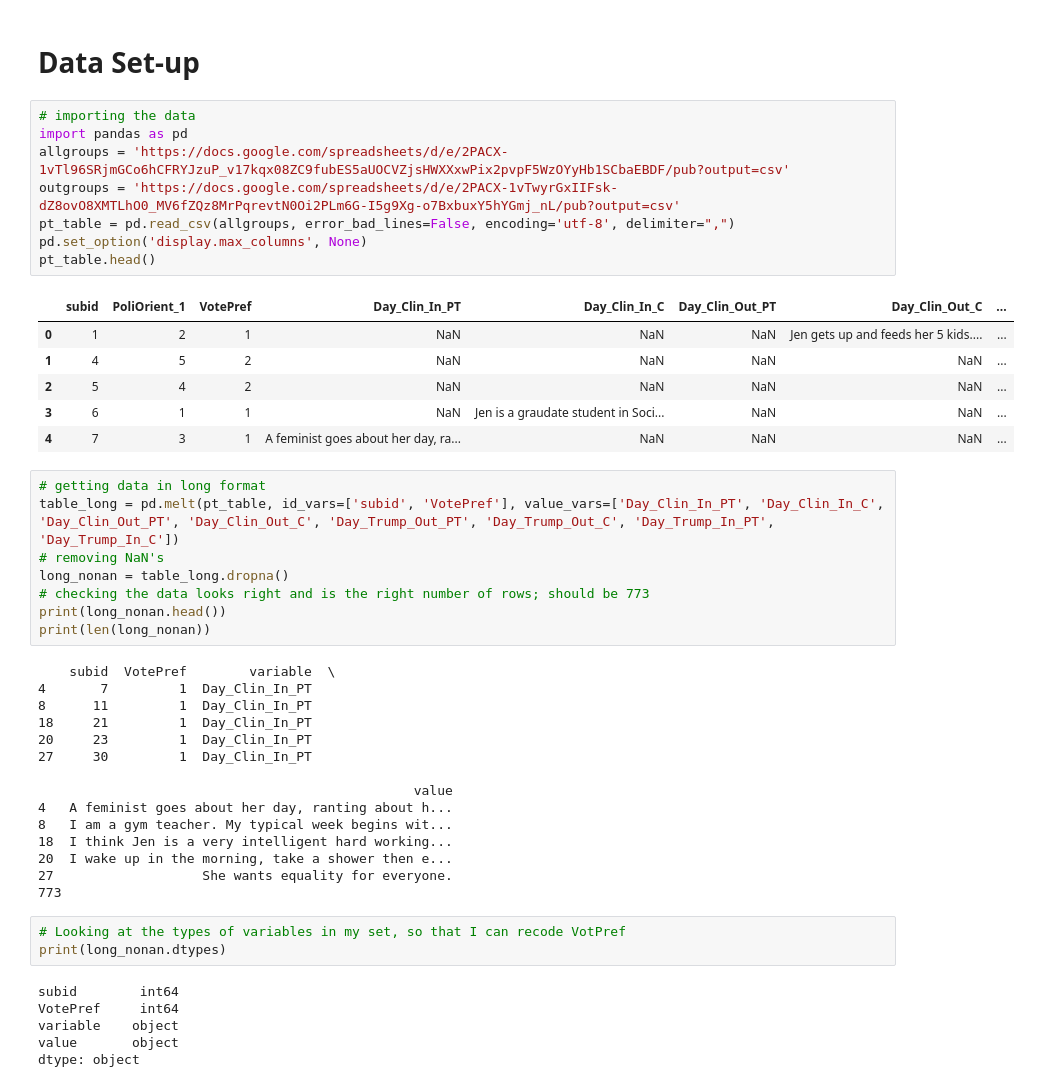
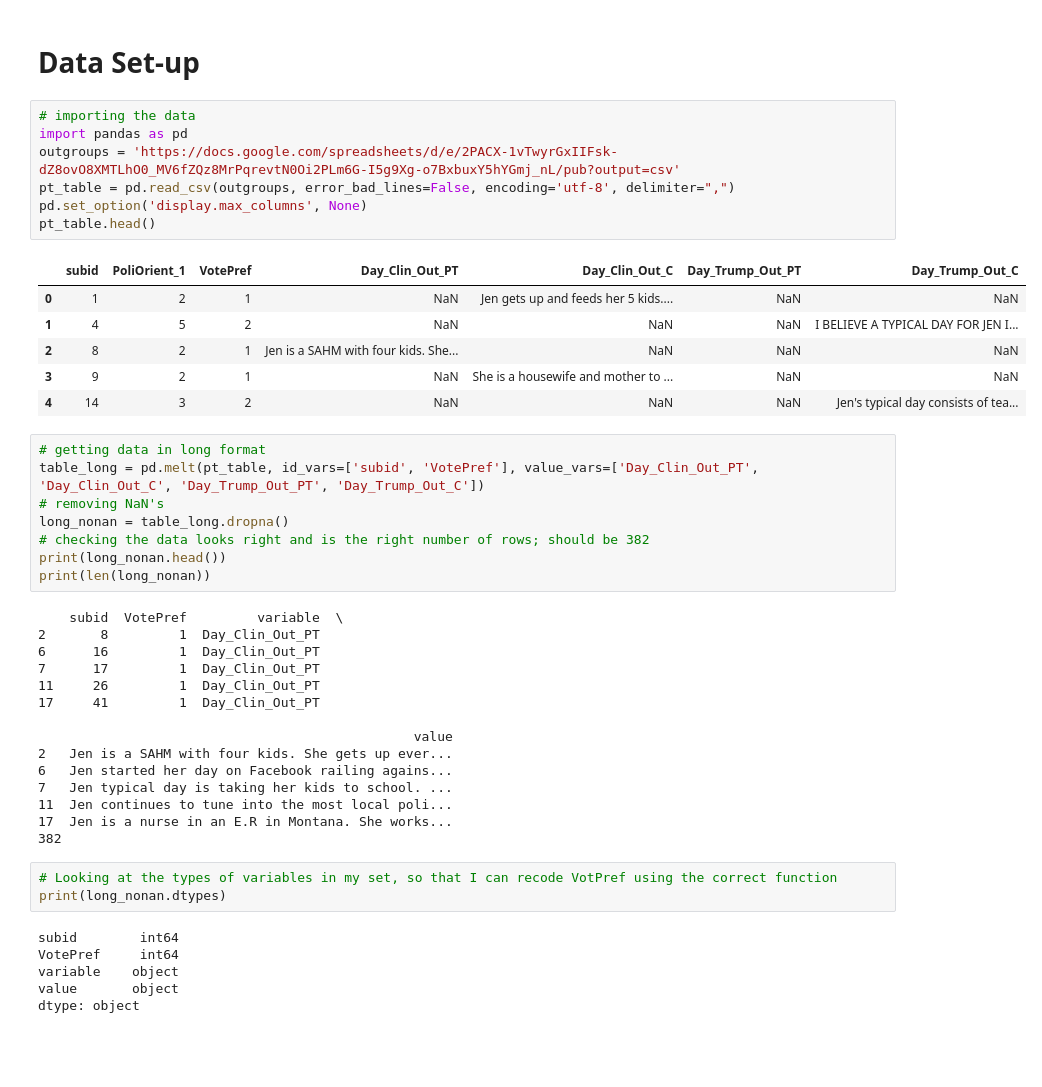
Before and after one commit to kdenning/Political-ANN, a Jupyter notebook: CIS_Final.ipynb, the cells around one changed output. Cells and saved outputs as stored; diff of their text form; blank space fills up the shorter version.

Commit message:
Fixed model by making outcome 0/1 not 1/2, ran models using out-group target only, added description

```diff
--- a/CIS_Final.ipynb
+++ b/CIS_Final.ipynb
@@ -5,43 +23,42 @@
 # %%
 # importing the data
 import pandas as pd
-allgroups = 'https://docs.google.com/spreadsheets/d/e/2PACX-1vTl96SRjmGCo6hCFRYJzuP_v17kqx08ZC9fubES5aUOCVZjsHWXXxwPix2pvpF5WzOYyHb1SCbaEBDF/pub?output=csv'
 outgroups = 'https://docs.google.com/spreadsheets/d/e/2PACX-1vTwyrGxIIFsk-dZ8ovO8XMTLhO0_MV6fZQz8MrPqrevtN0Oi2PLm6G-I5g9Xg-o7BxbuxY5hYGmj_nL/pub?output=csv'
-pt_table = pd.read_csv(allgroups, error_bad_lines=False, encoding='utf-8', delimiter=",")
+pt_table = pd.read_csv(outgroups, error_bad_lines=False, encoding='utf-8', delimiter=",")
 pd.set_option('display.max_columns', None)
 pt_table.head()
 # %% [output]
-|  | subid | PoliOrient_1 | VotePref | Day_Clin_In_PT | Day_Clin_In_C | Day_Clin_Out_PT | Day_Clin_Out_C | ... |
-| 0 | 1 | 2 | 1 | NaN | NaN | NaN | Jen gets up and feeds her 5 kids.... | ... |
-| 1 | 4 | 5 | 2 | NaN | NaN | NaN | NaN | ... |
-| 2 | 5 | 4 | 2 | NaN | NaN | NaN | NaN | ... |
-| 3 | 6 | 1 | 1 | NaN | Jen is a graudate student in Soci... | NaN | NaN | ... |
-| 4 | 7 | 3 | 1 | A feminist goes about her day, ra... | NaN | NaN | NaN | ... |
+|  | subid | PoliOrient_1 | VotePref | Day_Clin_Out_PT | Day_Clin_Out_C | Day_Trump_Out_PT | Day_Trump_Out_C |
+| 0 | 1 | 2 | 1 | NaN | Jen gets up and feeds her 5 kids.... | NaN | NaN |
+| 1 | 4 | 5 | 2 | NaN | NaN | NaN | I BELIEVE A TYPICAL DAY FOR JEN I... |
+| 2 | 8 | 2 | 1 | Jen is a SAHM with four kids. She... | NaN | NaN | NaN |
+| 3 | 9 | 2 | 1 | NaN | She is a housewife and mother to ... | NaN | NaN |
+| 4 | 14 | 3 | 2 | NaN | NaN | NaN | Jen's typical day consists of tea... |
 # %%
 # getting data in long format
-table_long = pd.melt(pt_table, id_vars=['subid', 'VotePref'], value_vars=['Day_Clin_In_PT', 'Day_Clin_In_C', 'Day_Clin_Out_PT', 'Day_Clin_Out_C', 'Day_Trump_Out_PT', 'Day_Trump_Out_C', 'Day_Trump_In_PT', 'Day_Trump_In_C'])
+table_long = pd.melt(pt_table, id_vars=['subid', 'VotePref'], value_vars=['Day_Clin_Out_PT', 'Day_Clin_Out_C', 'Day_Trump_Out_PT', 'Day_Trump_Out_C'])
 # removing NaN's
 long_nonan = table_long.dropna()
-# checking the data looks right and is the right number of rows; should be 773
+# checking the data looks right and is the right number of rows; should be 382
 print(long_nonan.head())
 print(len(long_nonan))
 # %% [output]
-    subid  VotePref        variable  \
-4       7         1  Day_Clin_In_PT
-8      11         1  Day_Clin_In_PT
-18     21         1  Day_Clin_In_PT
-20     23         1  Day_Clin_In_PT
-27     30         1  Day_Clin_In_PT
+    subid  VotePref         variable  \
+2       8         1  Day_Clin_Out_PT
+6      16         1  Day_Clin_Out_PT
+7      17         1  Day_Clin_Out_PT
+11     26         1  Day_Clin_Out_PT
+17     41         1  Day_Clin_Out_PT
 
                                                 value
-4   A feminist goes about her day, ranting about h...
-8   I am a gym teacher. My typical week begins wit...
-18  I think Jen is a very intelligent hard working...
-20  I wake up in the morning, take a shower then e...
-27                   She wants equality for everyone.
-773
+2   Jen is a SAHM with four kids. She gets up ever...
+6   Jen started her day on Facebook railing agains...
+7   Jen typical day is taking her kids to school. ...
+11  Jen continues to tune into the most local poli...
+17  Jen is a nurse in an E.R in Montana. She works...
+382
 # %%
-# Looking at the types of variables in my set, so that I can recode VotPref
+# Looking at the types of variables in my set, so that I can recode VotPref using the correct function
 print(long_nonan.dtypes)
 # %% [output]
 subid        int64
```
Also changed, not shown: parts of 24 cells of this notebook.
